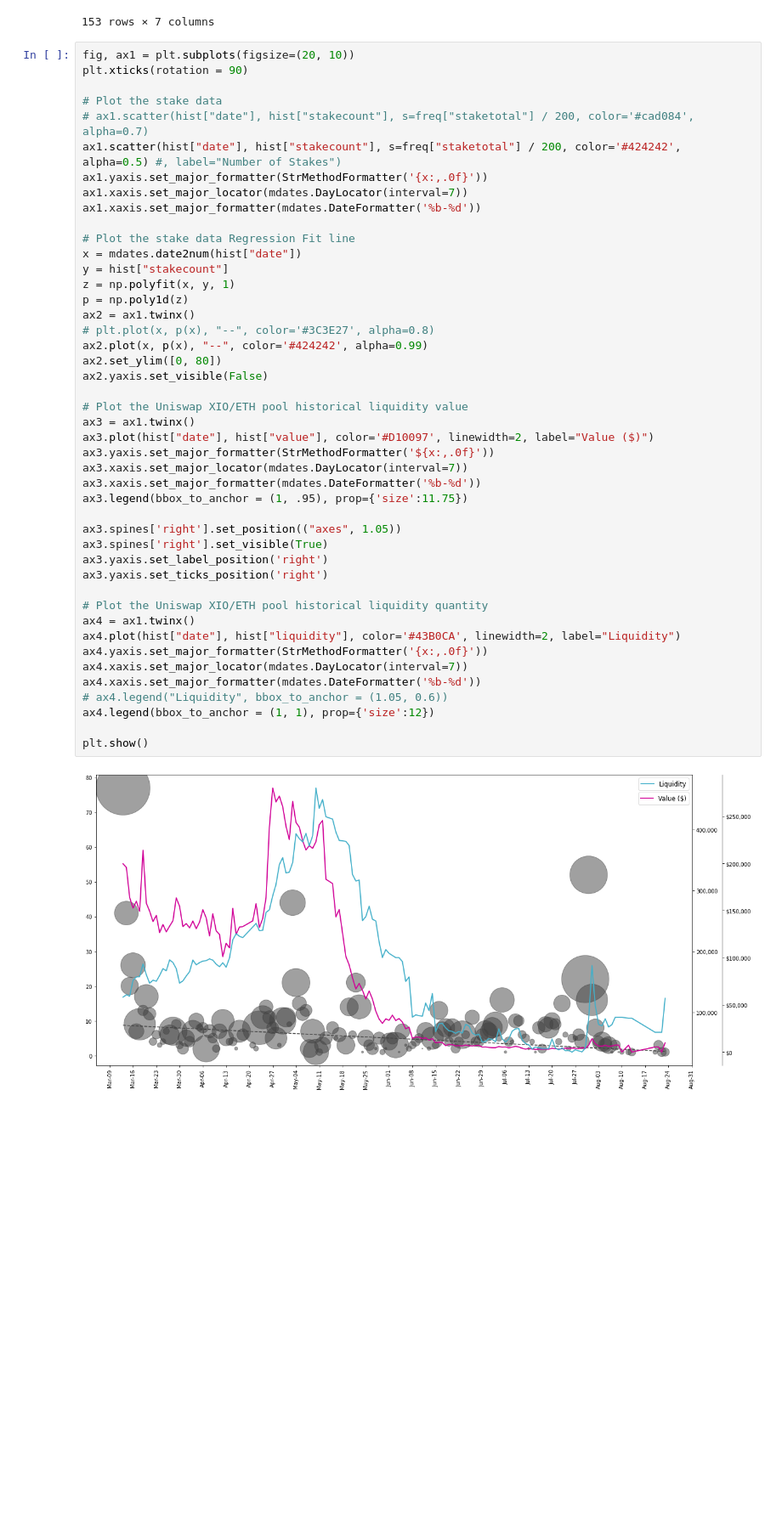
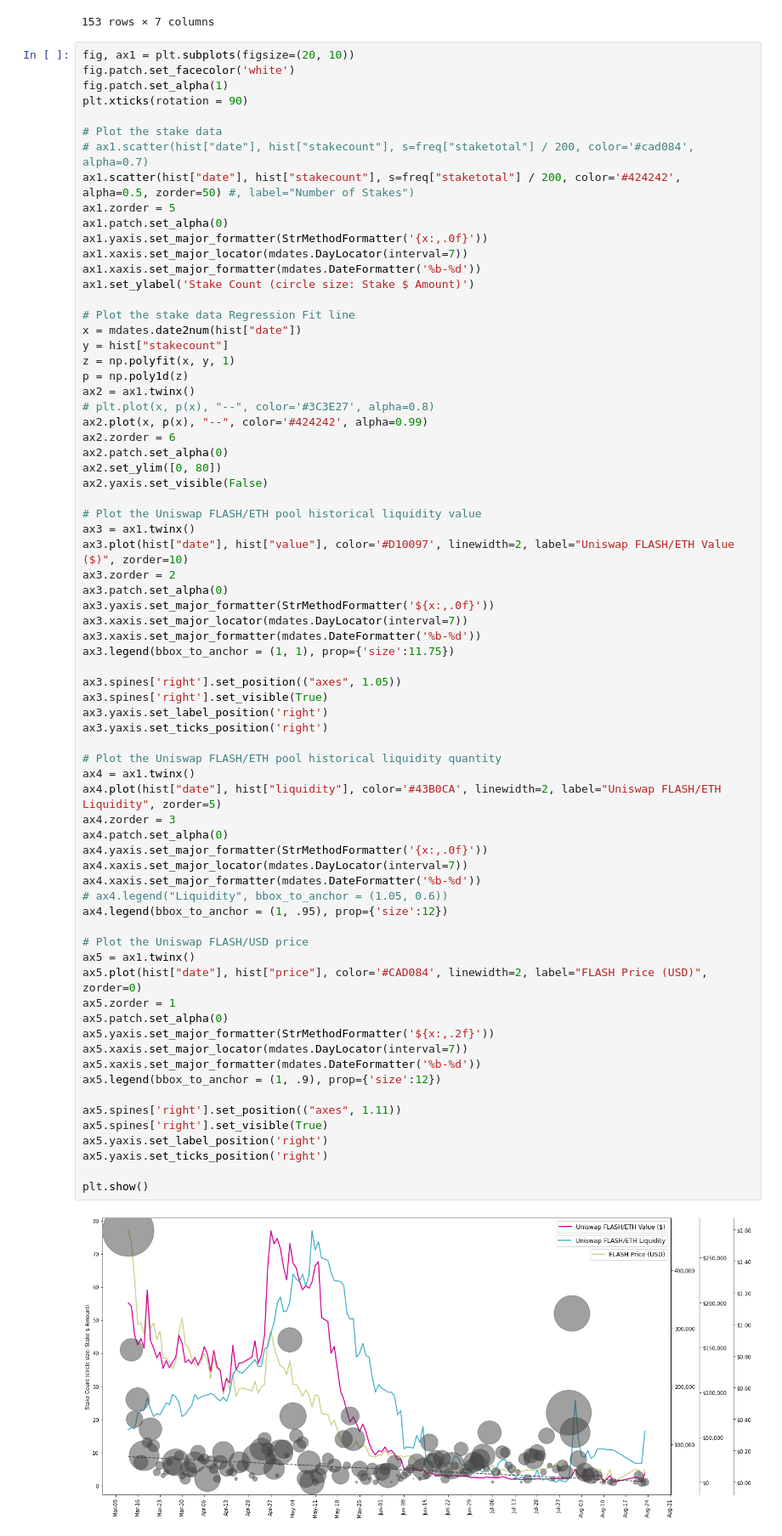
Before and after one commit to seanbhart/flashV2-analysis, a Jupyter notebook: FlashV2_AnalysisSQL.ipynb, the cells around one changed output. Shown: that part at 85% size. Saved outputs shown, nothing was run; the diff lists cells and outputs as text; blank space fills up the shorter version.

Commit message:
adjusted charts

```diff
--- a/FlashV2_AnalysisSQL.ipynb
+++ b/FlashV2_AnalysisSQL.ipynb
@@ -455,48 +459,74 @@ display(hist)
 153 rows × 7 columns
 # %%
 fig, ax1 = plt.subplots(figsize=(20, 10))
+fig.patch.set_facecolor('white')
+fig.patch.set_alpha(1)
 plt.xticks(rotation = 90)
 
 # Plot the stake data
 # ax1.scatter(hist["date"], hist["stakecount"], s=freq["staketotal"] / 200, color='#cad084', alpha=0.7)
-ax1.scatter(hist["date"], hist["stakecount"], s=freq["staketotal"] / 200, color='#424242', alpha=0.5) #, label="Number of Stakes")
+ax1.scatter(hist["date"], hist["stakecount"], s=freq["staketotal"] / 200, color='#424242', alpha=0.5, zorder=50) #, label="Number of Stakes")
+ax1.zorder = 5
+ax1.patch.set_alpha(0)
 ax1.yaxis.set_major_formatter(StrMethodFormatter('{x:,.0f}'))
 ax1.xaxis.set_major_locator(mdates.DayLocator(interval=7))
 ax1.xaxis.set_major_formatter(mdates.DateFormatter('%b-%d'))
+ax1.set_ylabel('Stake Count (circle size: Stake $ Amount)')
 
 # Plot the stake data Regression Fit line
 x = mdates.date2num(hist["date"])
 y = hist["stakecount"]
 z = np.polyfit(x, y, 1)
 p = np.poly1d(z)
 ax2 = ax1.twinx()
 # plt.plot(x, p(x), "--", color='#3C3E27', alpha=0.8)
 ax2.plot(x, p(x), "--", color='#424242', alpha=0.99)
+ax2.zorder = 6
+ax2.patch.set_alpha(0)
 ax2.set_ylim([0, 80])
 ax2.yaxis.set_visible(False)
 
-# Plot the Uniswap XIO/ETH pool historical liquidity value
+# Plot the Uniswap FLASH/ETH pool historical liquidity value
 ax3 = ax1.twinx()
-ax3.plot(hist["date"], hist["value"], color='#D10097', linewidth=2, label="Value ($)")
+ax3.plot(hist["date"], hist["value"], color='#D10097', linewidth=2, label="Uniswap FLASH/ETH Value ($)", zorder=10)
+ax3.zorder = 2
+ax3.patch.set_alpha(0)
 ax3.yaxis.set_major_formatter(StrMethodFormatter('${x:,.0f}'))
 ax3.xaxis.set_major_locator(mdates.DayLocator(interval=7))
 ax3.xaxis.set_major_formatter(mdates.DateFormatter('%b-%d'))
-ax3.legend(bbox_to_anchor = (1, .95), prop={'size':11.75})
+ax3.legend(bbox_to_anchor = (1, 1), prop={'size':11.75})
 
 ax3.spines['right'].set_position(("axes", 1.05))
 ax3.spines['right'].set_visible(True)
 ax3.yaxis.set_label_position('right')
 ax3.yaxis.set_ticks_position('right')
 
-# Plot the Uniswap XIO/ETH pool historical liquidity quantity
+# Plot the Uniswap FLASH/ETH pool historical liquidity quantity
 ax4 = ax1.twinx()
-ax4.plot(hist["date"], hist["liquidity"], color='#43B0CA', linewidth=2, label="Liquidity")
+ax4.plot(hist["date"], hist["liquidity"], color='#43B0CA', linewidth=2, label="Uniswap FLASH/ETH Liquidity", zorder=5)
+ax4.zorder = 3
+ax4.patch.set_alpha(0)
 ax4.yaxis.set_major_formatter(StrMethodFormatter('{x:,.0f}'))
 ax4.xaxis.set_major_locator(mdates.DayLocator(interval=7))
 ax4.xaxis.set_major_formatter(mdates.DateFormatter('%b-%d'))
 # ax4.legend("Liquidity", bbox_to_anchor = (1.05, 0.6))
-ax4.legend(bbox_to_anchor = (1, 1), prop={'size':12})
+ax4.legend(bbox_to_anchor = (1, .95), prop={'size':12})
+
+# Plot the Uniswap FLASH/USD price
+ax5 = ax1.twinx()
+ax5.plot(hist["date"], hist["price"], color='#CAD084', linewidth=2, label="FLASH Price (USD)", zorder=0)
+ax5.zorder = 1
+ax5.patch.set_alpha(0)
+ax5.yaxis.set_major_formatter(StrMethodFormatter('${x:,.2f}'))
+ax5.xaxis.set_major_locator(mdates.DayLocator(interval=7))
+ax5.xaxis.set_major_formatter(mdates.DateFormatter('%b-%d'))
+ax5.legend(bbox_to_anchor = (1, .9), prop={'size':12})
+
+ax5.spines['right'].set_position(("axes", 1.11))
+ax5.spines['right'].set_visible(True)
+ax5.yaxis.set_label_position('right')
+ax5.yaxis.set_ticks_position('right')
 
 plt.show()
 # %% [output]
-[figure, old version]
+[figure, new version]
```
Also changed, not shown: parts of 1 cell of this notebook.
